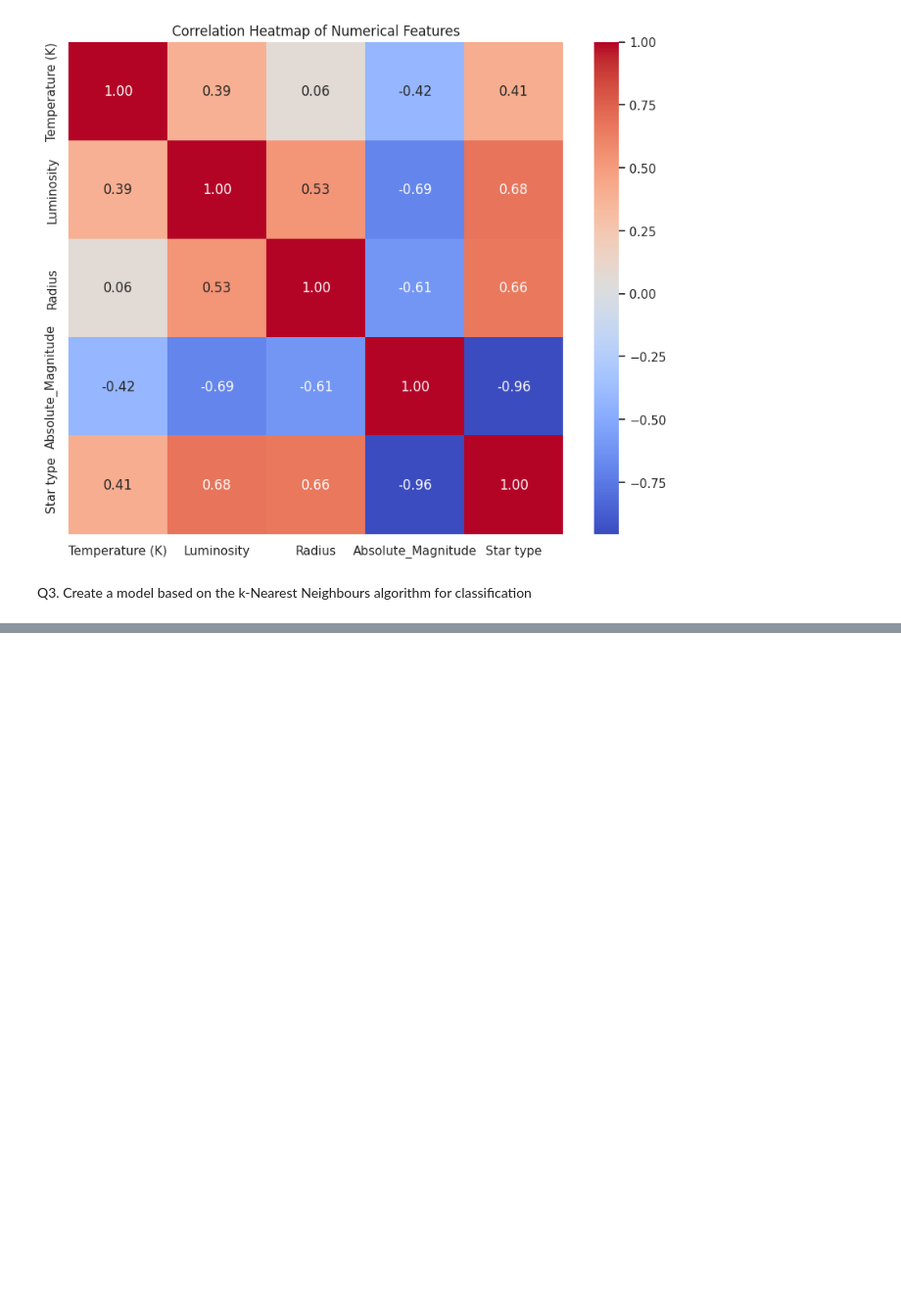
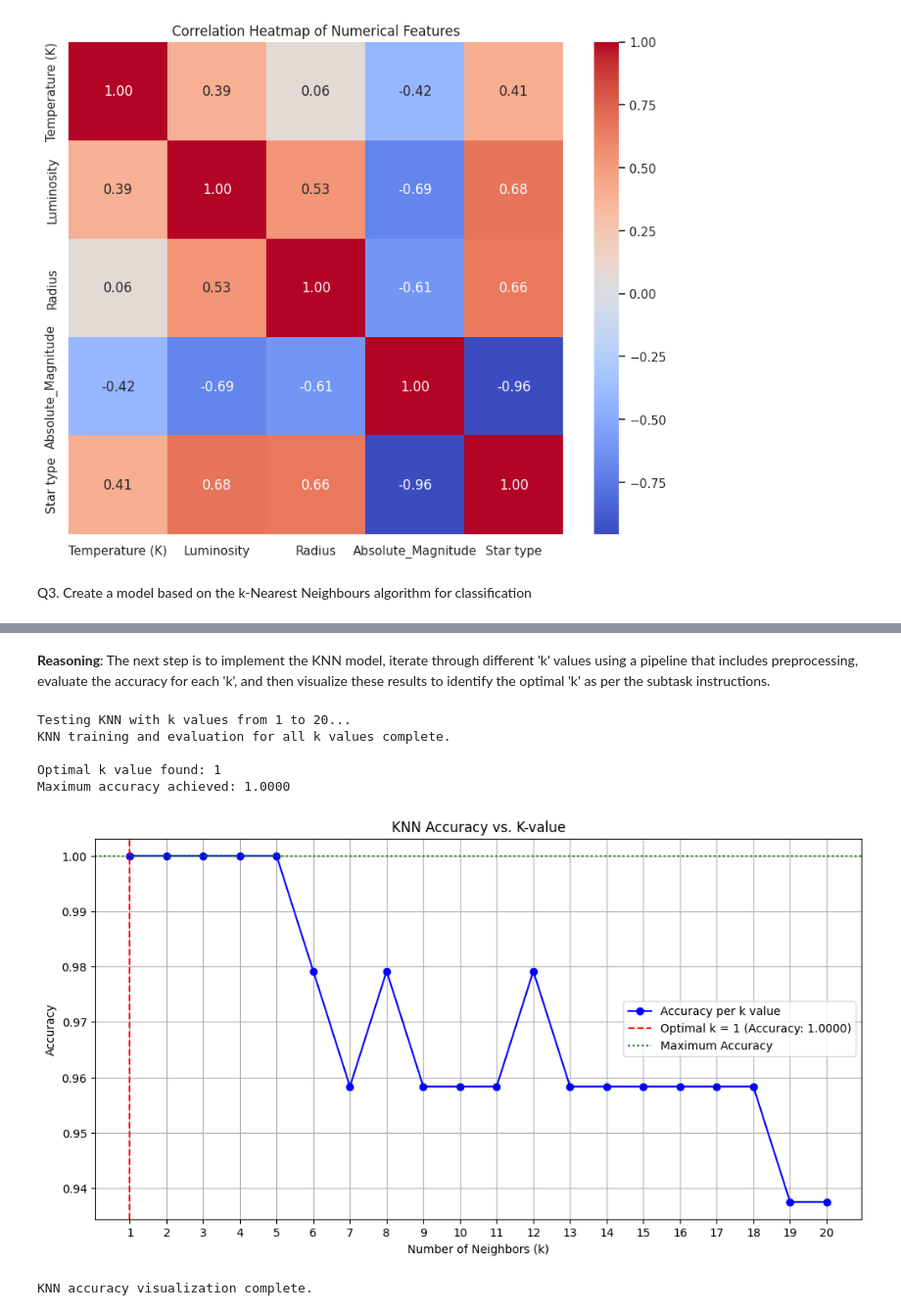
Before and after one commit to HassanKulu/AI-Coursework-2025, a Jupyter notebook: Stars_Classification.ipynb, the cells around one changed output, grey strips where cells are left out. Shown at 98% size. Drawn from its saved outputs; the diff is of its cells as text; code cells hidden in the pictures; blank space fills up the shorter version.

```diff
--- a/Stars_Classification.ipynb
+++ b/Stars_Classification.ipynb
@@ -274,0 +913,69 @@ Maximum accuracy achieved: 1.0000
+# %% [markdown]
+**Reasoning**:
+The next step is to implement the KNN model, iterate through different 'k' values using a pipeline that includes preprocessing, evaluate the accuracy for each 'k', and then visualize these results to identify the optimal 'k' as per the subtask instructions.
+# %%
+from sklearn.neighbors import KNeighborsClassifier
+from sklearn.metrics import accuracy_score
+import matplotlib.pyplot as plt
+
+# 1. Create an empty list to store accuracy scores for different k values
+accuracy_scores = []
+
+# 2. Define a range of 'k' values to test
+k_range = range(1, 21) # Testing k from 1 to 20
+
+print(f"Testing KNN with k values from {min(k_range)} to {max(k_range)}...")
+
+# 3. Loop through each 'k' value
+for k in k_range:
+    # a. Create a Pipeline named knn_pipe
+    # The preprocessor is already defined from previous steps
+    knn_pipe = Pipeline(steps=[
+        ('preprocessor', preprocessor),
+        ('classifier', KNeighborsClassifier(n_neighbors=k))
+    ])
+
+    # b. Fit the knn_pipe on the training data
+    knn_pipe.fit(X_train, y_train)
+
+    # c. Make predictions on the test data
+    y_pred = knn_pipe.predict(X_test)
+
+    # d. Calculate accuracy score and append to the list
+    accuracy = accuracy_score(y_test, y_pred)
+    accuracy_scores.append(accuracy)
+
+print("KNN training and evaluation for all k values complete.")
+
+# 4. Determine the optimal k value and maximum accuracy
+optimal_k_index = accuracy_scores.index(max(accuracy_scores))
+optimal_k = k_range[optimal_k_index]
+max_accuracy = max(accuracy_scores)
+
+print(f"\nOptimal k value found: {optimal_k}")
+print(f"Maximum accuracy achieved: {max_accuracy:.4f}")
+
+# 5. Visualize the accuracy scores against k values
+plt.figure(figsize=(12, 6))
+plt.plot(k_range, accuracy_scores, marker='o', linestyle='-', color='blue', label='Accuracy per k value')
+
+# 6. Add lines to highlight the optimal k and max accuracy
+plt.axvline(x=optimal_k, color='red', linestyle='--', label=f'Optimal k = {optimal_k} (Accuracy: {max_accuracy:.4f})')
+plt.axhline(y=max_accuracy, color='green', linestyle=':', label='Maximum Accuracy')
+
+plt.title('KNN Accuracy vs. K-value')
+plt.xlabel('Number of Neighbors (k)')
+plt.ylabel('Accuracy')
+plt.xticks(list(k_range)) # Ensure all k values are shown on the x-axis
+plt.grid(True)
+plt.legend()
+plt.show()
+print("KNN accuracy visualization complete.")
+# %% [output]
+Testing KNN with k values from 1 to 20...
+KNN training and evaluation for all k values complete.
+
+Optimal k value found: 1
+Maximum accuracy achieved: 1.0000
+[figure, added]
+KNN accuracy visualization complete.
```
Also changed, not shown: parts of 24 cells of this notebook.
